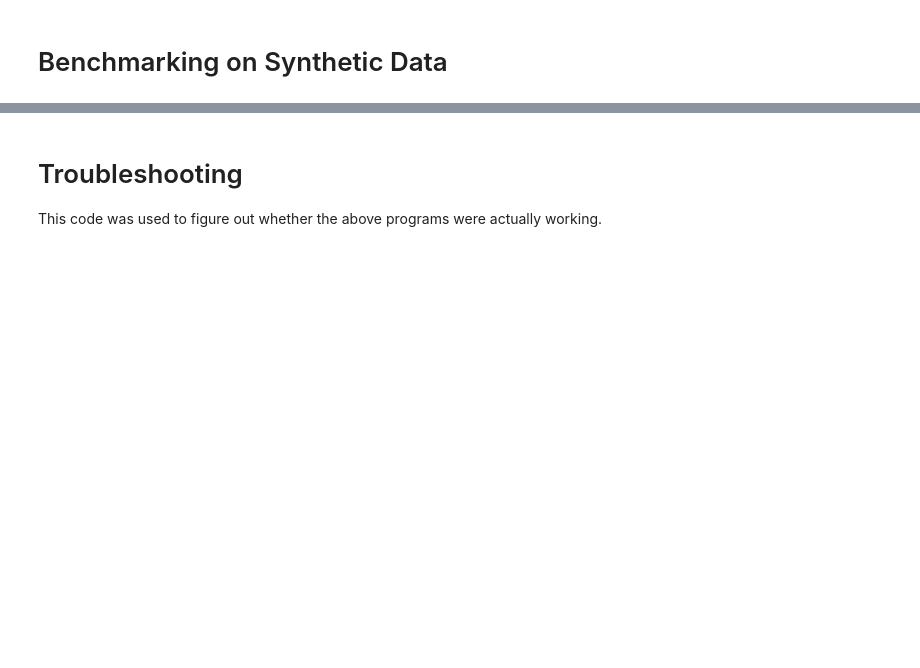
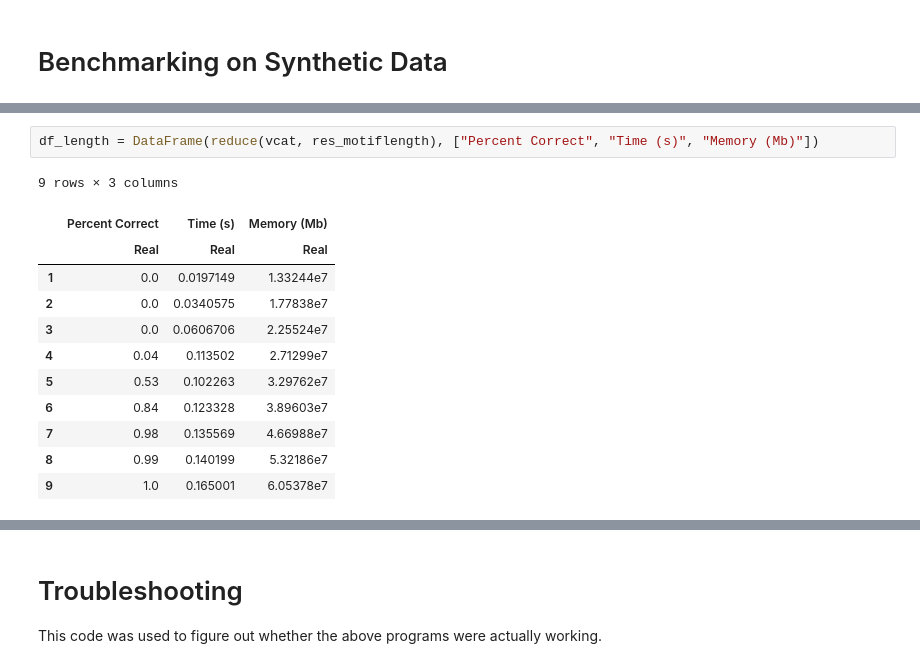
Before and after one commit to Karthik2924/CSC530_project, a Jupyter notebook: pso paper implementation.ipynb, the cells around one changed output, grey strips where cells are left out. Saved outputs shown, nothing was run; the diff lists cells and outputs as text; blank space fills up the shorter version.

```diff
--- a/pso paper implementation.ipynb
+++ b/pso paper implementation.ipynb
@@ -1308,0 +1372,15 @@ res_motiflength = benchmarker.(4:2:20, (2,), (300,), (30,), (20,))
+# %%
+df_length = DataFrame(reduce(vcat, res_motiflength), ["Percent Correct", "Time (s)", "Memory (Mb)"])
+# %% [output]
+9 rows × 3 columns
+|  | Percent Correct | Time (s) | Memory (Mb) |
+|  | Real | Real | Real |
+| 1 | 0.0 | 0.0197149 | 1.33244e7 |
+| 2 | 0.0 | 0.0340575 | 1.77838e7 |
+| 3 | 0.0 | 0.0606706 | 2.25524e7 |
+| 4 | 0.04 | 0.113502 | 2.71299e7 |
+| 5 | 0.53 | 0.102263 | 3.29762e7 |
+| 6 | 0.84 | 0.123328 | 3.89603e7 |
+| 7 | 0.98 | 0.135569 | 4.66988e7 |
+| 8 | 0.99 | 0.140199 | 5.32186e7 |
+| 9 | 1.0 | 0.165001 | 6.05378e7 |
```
Also changed, not shown: parts of 19 cells of this notebook.
